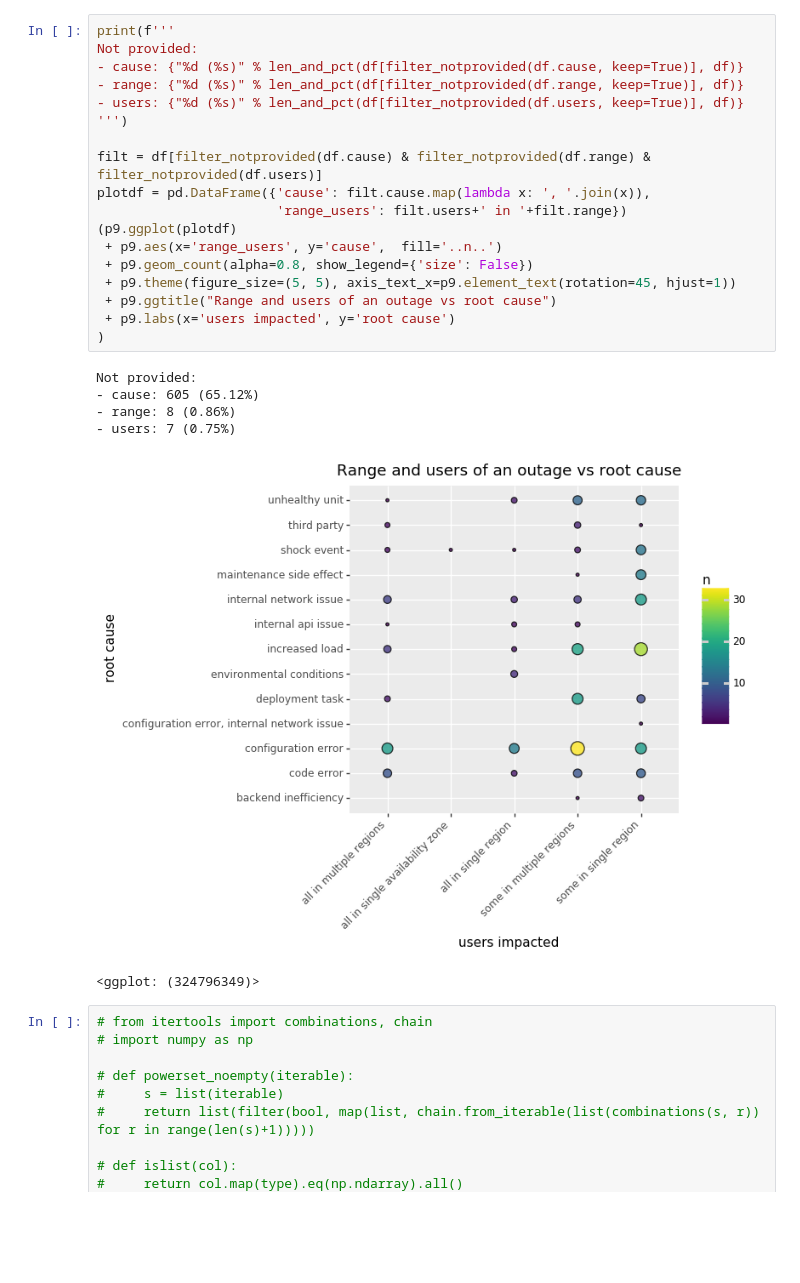
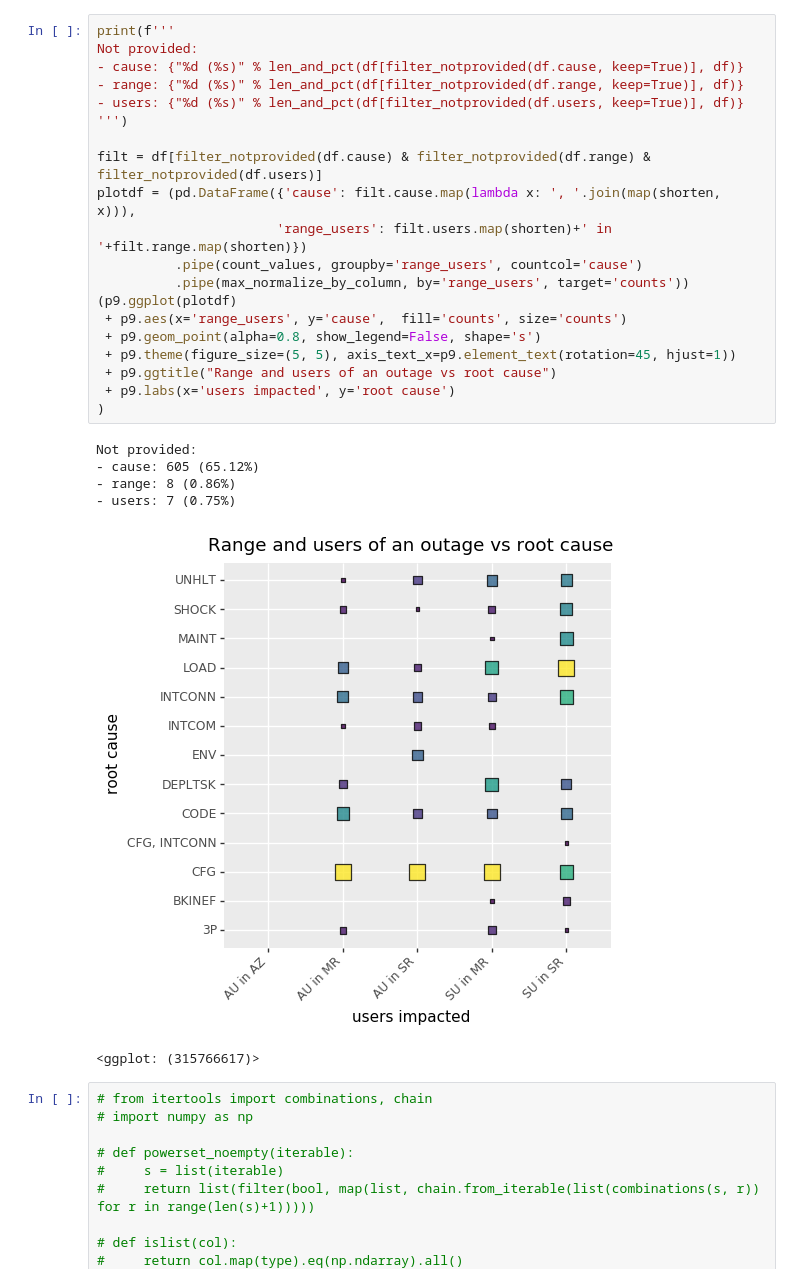
Before and after one commit to thezeroalpha/honours-project, a Jupyter notebook: notebooks/Plotting.ipynb, the cells around one changed output. Cells and saved outputs as stored; diff of their text form; blank space fills up the shorter version.

```diff
--- a/notebooks/Plotting.ipynb
+++ b/notebooks/Plotting.ipynb
@@ -250,28 +302,30 @@ Not provided:
 # %%
 print(f'''
 Not provided:
 - cause: {"%d (%s)" % len_and_pct(df[filter_notprovided(df.cause, keep=True)], df)}
 - range: {"%d (%s)" % len_and_pct(df[filter_notprovided(df.range, keep=True)], df)}
 - users: {"%d (%s)" % len_and_pct(df[filter_notprovided(df.users, keep=True)], df)}
 ''')
 
 filt = df[filter_notprovided(df.cause) & filter_notprovided(df.range) & filter_notprovided(df.users)]
-plotdf = pd.DataFrame({'cause': filt.cause.map(lambda x: ', '.join(x)),
-                       'range_users': filt.users+' in '+filt.range})
+plotdf = (pd.DataFrame({'cause': filt.cause.map(lambda x: ', '.join(map(shorten, x))),
+                       'range_users': filt.users.map(shorten)+' in '+filt.range.map(shorten)})
+          .pipe(count_values, groupby='range_users', countcol='cause')
+          .pipe(max_normalize_by_column, by='range_users', target='counts'))
 (p9.ggplot(plotdf)
- + p9.aes(x='range_users', y='cause',  fill='..n..')
- + p9.geom_count(alpha=0.8, show_legend={'size': False})
+ + p9.aes(x='range_users', y='cause',  fill='counts', size='counts')
+ + p9.geom_point(alpha=0.8, show_legend=False, shape='s')
  + p9.theme(figure_size=(5, 5), axis_text_x=p9.element_text(rotation=45, hjust=1))
  + p9.ggtitle("Range and users of an outage vs root cause")
  + p9.labs(x='users impacted', y='root cause')
 )
 # %% [output]
 Not provided:
 - cause: 605 (65.12%)
 - range: 8 (0.86%)
 - users: 7 (0.75%)
-[figure, old version]
+[figure, new version]
-<ggplot: (324796349)>
+<ggplot: (315766617)>
 # %%
 # from itertools import combinations, chain
 # import numpy as np
```
Also changed, not shown: parts of 14 cells of this notebook, 4 other files.
